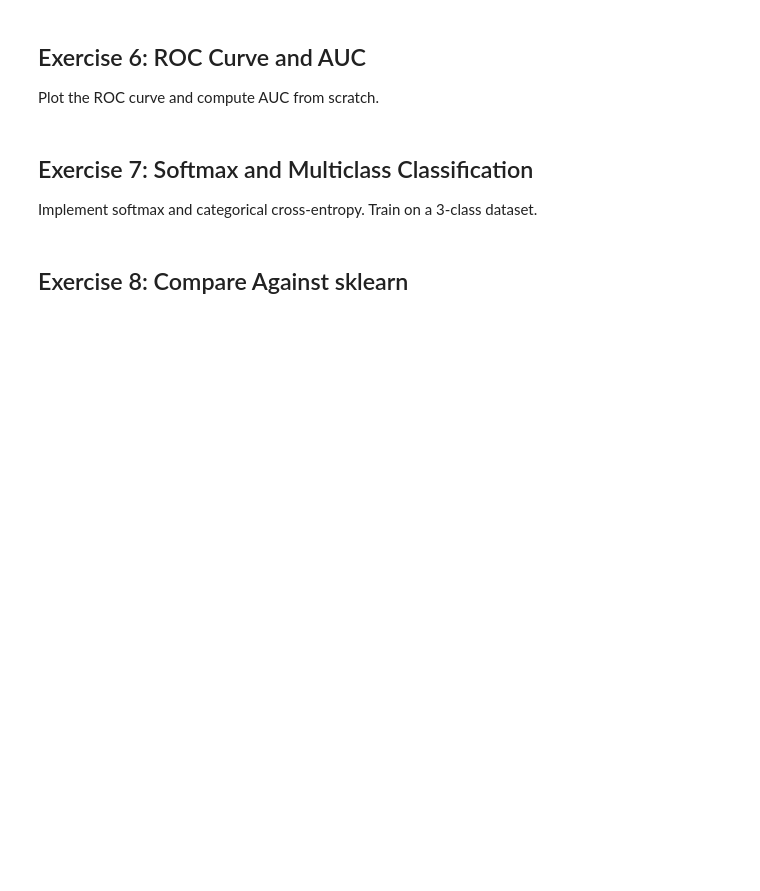
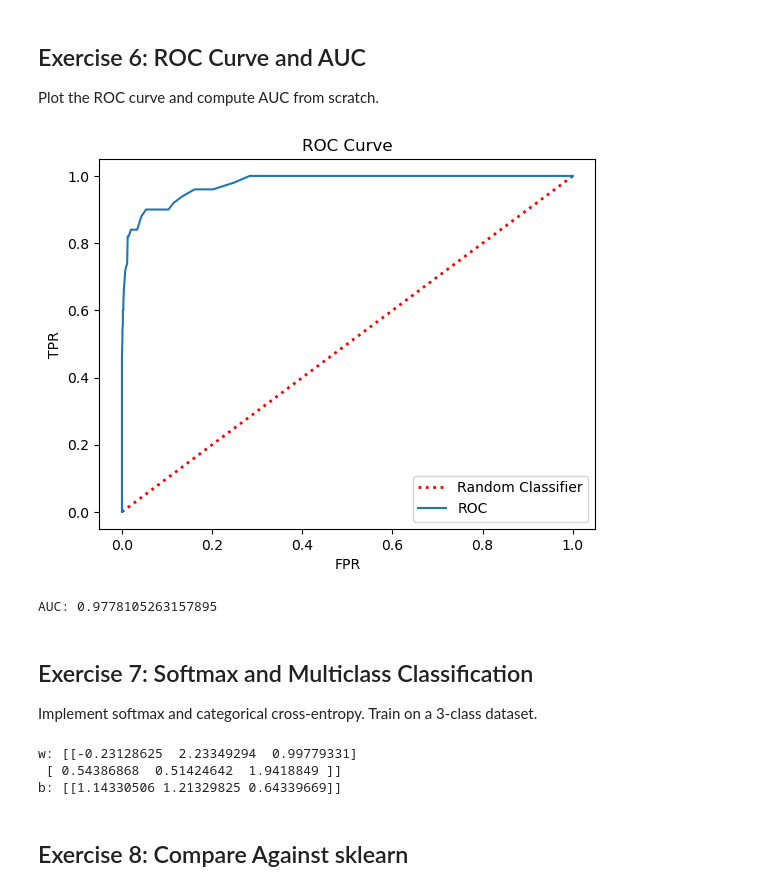
Before and after one commit to DylanCoon99/gaze_detection, a Jupyter notebook: lab/day_3_exercises.ipynb, the cells around one changed output. Cells and saved outputs as stored; diff of their text form; code cells hidden in the pictures; blank space fills up the shorter version.

```diff
--- a/lab/day_3_exercises.ipynb
+++ b/lab/day_3_exercises.ipynb
@@ -553,12 +607,50 @@ Plot the ROC curve and compute AUC from scratch.
 # %%
 # Using your trained model's raw probabilities (before thresholding):
 # 1. Vary the threshold from 0 to 1 (e.g., 100 values with np.linspace)
 # 2. At each threshold, compute TPR (recall) and FPR = FP / (FP + TN)
 # 3. Plot FPR (x-axis) vs TPR (y-axis)
 # 4. Compute AUC using the trapezoidal rule: np.trapz(tpr_list, fpr_list)
 # 5. Plot the diagonal (random classifier) for reference
 
 # Your code here:
+
+# this is our raw data: X_clf and y_clf
+
+# threshold range
+thresholds = np.linspace(0, 1, 100) # 100 values from 0 to 1
+
+tpr_list = []
+fpr_list = []
+
+for t in thresholds:
+    preds = (y_hat >= t).astype(int)
+    tp = ((preds == 1) & (y_imb == 1)).sum()
+    fp = ((preds == 1) & (y_imb == 0)).sum()
+    fn = ((preds == 0) & (y_imb == 1)).sum()
+    tn = ((preds == 0) & (y_imb == 0)).sum()
+    tpr_list.append(tp / (tp + fn))
+    fpr_list.append(fp / (fp + tn))
+
+# FPR = FP / (FP + TN)
+# TPR = TP / (TP + FN) where TP + FN is the total number of actual 1's
+
+x = np.linspace(0, 1, 100)
+plt.plot(x, x, label="Random Classifier", color="red", linewidth=2, linestyle=':')
+
+
+plt.plot(fpr_list, tpr_list, label="ROC")
+plt.title("ROC Curve")
+plt.xlabel("FPR") # False Positive Rate (FPR): proportion of negative cases incorrectly identified as positive by the model
+plt.ylabel("TPR") # True Positive Rate (TPR): proportion of postive cases correctly identified as positve by the model
+plt.legend()
+
+plt.show()
+
+auc = np.trapezoid(tpr_list[::-1], fpr_list[::-1])
+print(f"AUC: {auc}")
+# %% [output]
+[figure, added]
+AUC: 0.9778105263157895
 # %% [markdown]
 ## Exercise 7: Softmax and Multiclass Classification
 
@@ -575,20 +667,49 @@ y_multi = np.concatenate([np.zeros(n_per_class), np.ones(n_per_class), 2 * np.on
 # %%
 # 1. Implement softmax: softmax(z)_i = exp(z_i) / sum(exp(z_j))
 #    Hint: subtract max(z) before exp for numerical stability
-#
+def softmax(z):
+    z_shifted = z - np.max(z, axis=1, keepdims=True)
+    exp_z = np.exp(z_shifted)
+    return exp_z / np.sum(exp_z, axis=1, keepdims=True)
 # 2. One-hot encode y_multi: shape (300,) → (300, 3)
 #    Hint: np.eye(3)[y_multi]
-#
+y_encoded = np.eye(3)[y_multi]
 # 3. Implement categorical cross-entropy:
 #    L = -(1/n) * sum(Y_onehot * log(Y_hat))
-#
+def cat_cross_entropy(Y_onehot, Y_hat):
+    n = Y_onehot.shape[0]
+    L = -1 * (1 / n) * sum(Y_onehot * np.log(Y_hat))
+    return L
+
 # 4. Train with gradient descent:
 #    W is (2, 3), b is (1, 3)
 #    y_hat = softmax(X @ W + b)
 #    dL/dW = (1/n) * X.T @ (y_hat - Y_onehot)
 #    dL/db = (1/n) * sum(y_hat - Y_onehot, axis=0)
 
-# Your code here:
+def gradient_descent(X, Y_onehot, w, b, iterations= 1000, learning_rate=.01):
+    n = X.shape[0]
+    for i in range(iterations):
+        # compute the gradient
+        y_hat = softmax(X @ w + b)
+        dL_dw = (1/n) * X.T @ (y_hat - Y_onehot)
+        dL_db = (1/n) * np.sum(y_hat - Y_onehot, axis=0)
+
+        w -= (learning_rate * dL_dw)
+        b -= (learning_rate * dL_db)
+
+    return w, b
+
+w = np.ones((2, 3))
+b = np.ones((1, 3))
+
+w, b = gradient_descent(X_multi, y_encoded, w, b)
+print(f"w: {w}")
+print(f"b: {b}")
+# %% [output]
+w: [[-0.23128625  2.23349294  0.99779331]
+ [ 0.54386868  0.51424642  1.9418849 ]]
+b: [[1.14330506 1.21329825 0.64339669]]
 # %% [markdown]
 ## Exercise 8: Compare Against sklearn
 # %%
```
Also changed, not shown: parts of 3 cells of this notebook, 1 other file.
